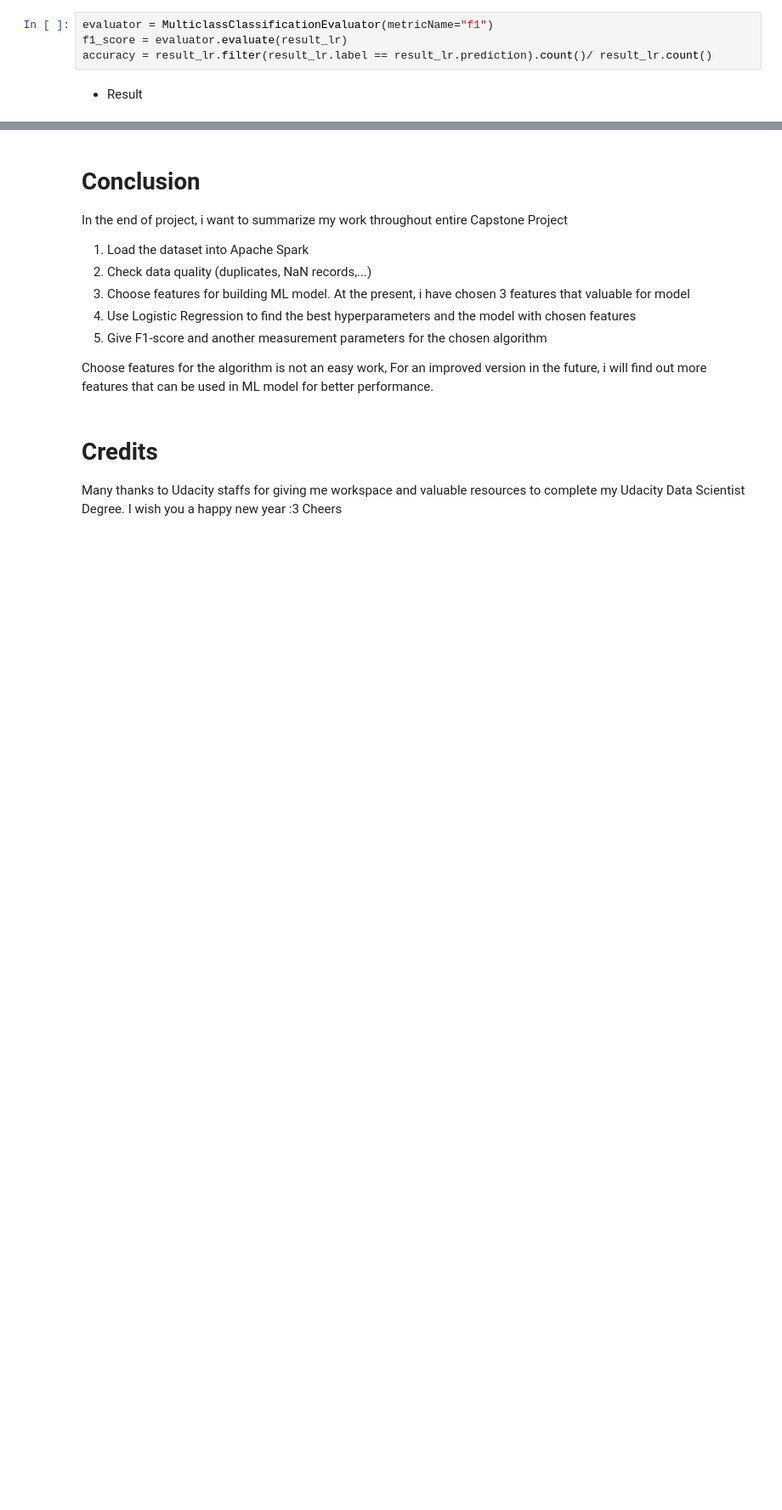
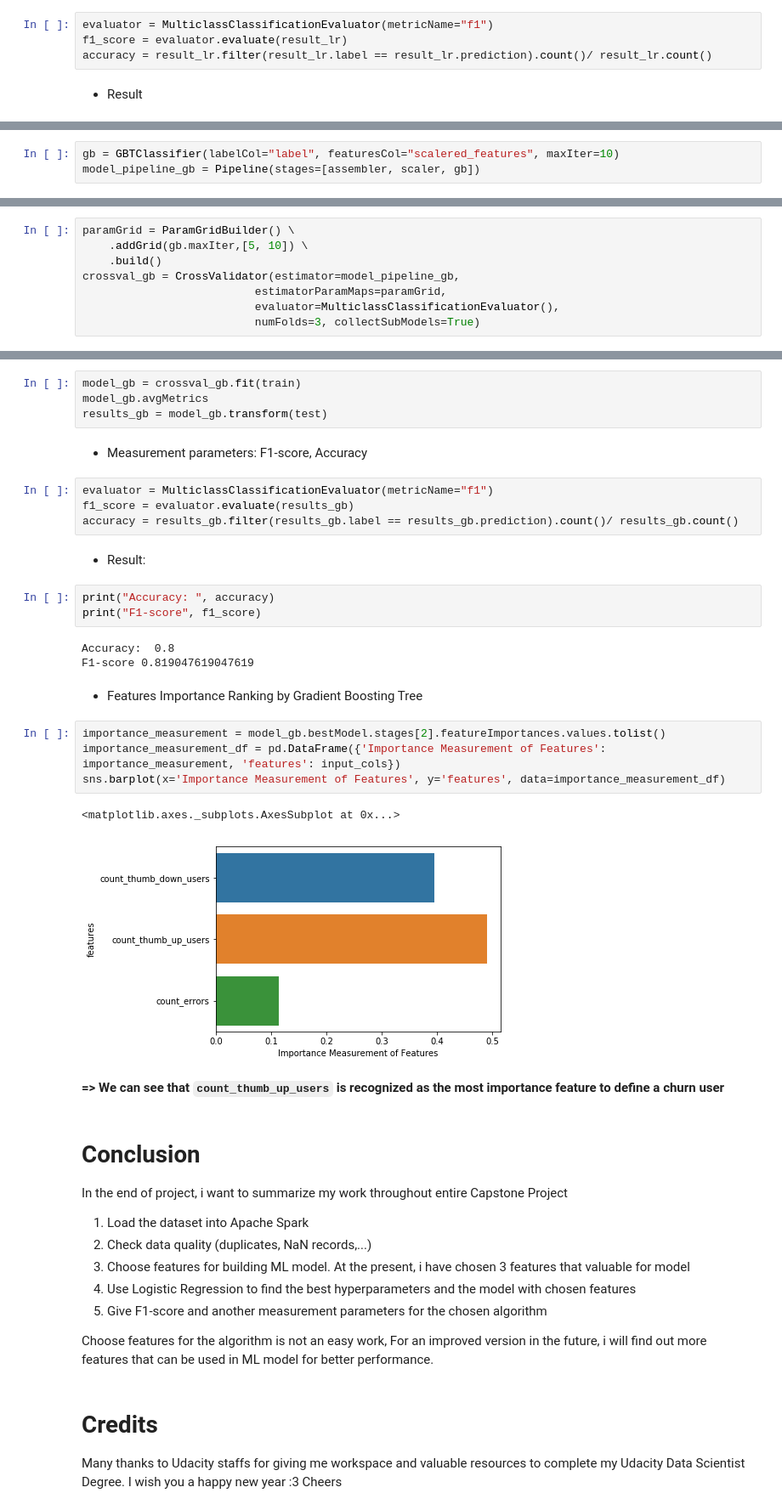
Before and after one commit to kyriosking/DS_Capstone_Project, a Jupyter notebook: Sparkify_Capstone_Project.ipynb, the cells around one changed output, grey strips where cells are left out. Shown at 85% size. Drawn from its saved outputs; the diff is of its cells as text; blank space fills up the shorter version.

```diff
--- a/Sparkify_Capstone_Project.ipynb
+++ b/Sparkify_Capstone_Project.ipynb
@@ -474,0 +494,3 @@ F1-score 0.638095238095238
+# %%
+gb = GBTClassifier(labelCol="label", featuresCol="scalered_features", maxIter=10)
+model_pipeline_gb = Pipeline(stages=[assembler, scaler, gb])
@@ -474,0 +499,8 @@ F1-score 0.638095238095238
+# %%
+paramGrid = ParamGridBuilder() \
+    .addGrid(gb.maxIter,[5, 10]) \
+    .build()
+crossval_gb = CrossValidator(estimator=model_pipeline_gb,
+                          estimatorParamMaps=paramGrid,
+                          evaluator=MulticlassClassificationEvaluator(),
+                          numFolds=3, collectSubModels=True)
@@ -475,3 +509,32 @@ F1-score 0.638095238095238
+# %%
+model_gb = crossval_gb.fit(train)
+model_gb.avgMetrics
+results_gb = model_gb.transform(test)
+# %% [markdown]
+- Measurement parameters: F1-score, Accuracy
+# %%
+evaluator = MulticlassClassificationEvaluator(metricName="f1")
+f1_score = evaluator.evaluate(results_gb)
+accuracy = results_gb.filter(results_gb.label == results_gb.prediction).count()/ results_gb.count()
+# %% [markdown]
+- Result:
+# %%
+print("Accuracy: ", accuracy)
+print("F1-score", f1_score)
+# %% [output]
+Accuracy:  0.8
+F1-score 0.819047619047619
+# %% [markdown]
+- Features Importance Ranking by Gradient Boosting Tree
+# %%
+importance_measurement = model_gb.bestModel.stages[2].featureImportances.values.tolist()
+importance_measurement_df = pd.DataFrame({'Importance Measurement of Features': importance_measurement, 'features': input_cols})
+sns.barplot(x='Importance Measurement of Features', y='features', data=importance_measurement_df)
+# %% [output]
+<matplotlib.axes._subplots.AxesSubplot at 0x...>
+[figure, added]
+# %% [markdown]
+**=> We can see that `count_thumb_up_users` is recognized as the most importance feature to define a churn user**
 # %% [markdown]
 # Conclusion
 In the end of project, i want to summarize my work throughout entire Capstone Project
```
Also changed, not shown: parts of 15 cells of this notebook, 1 other file.
